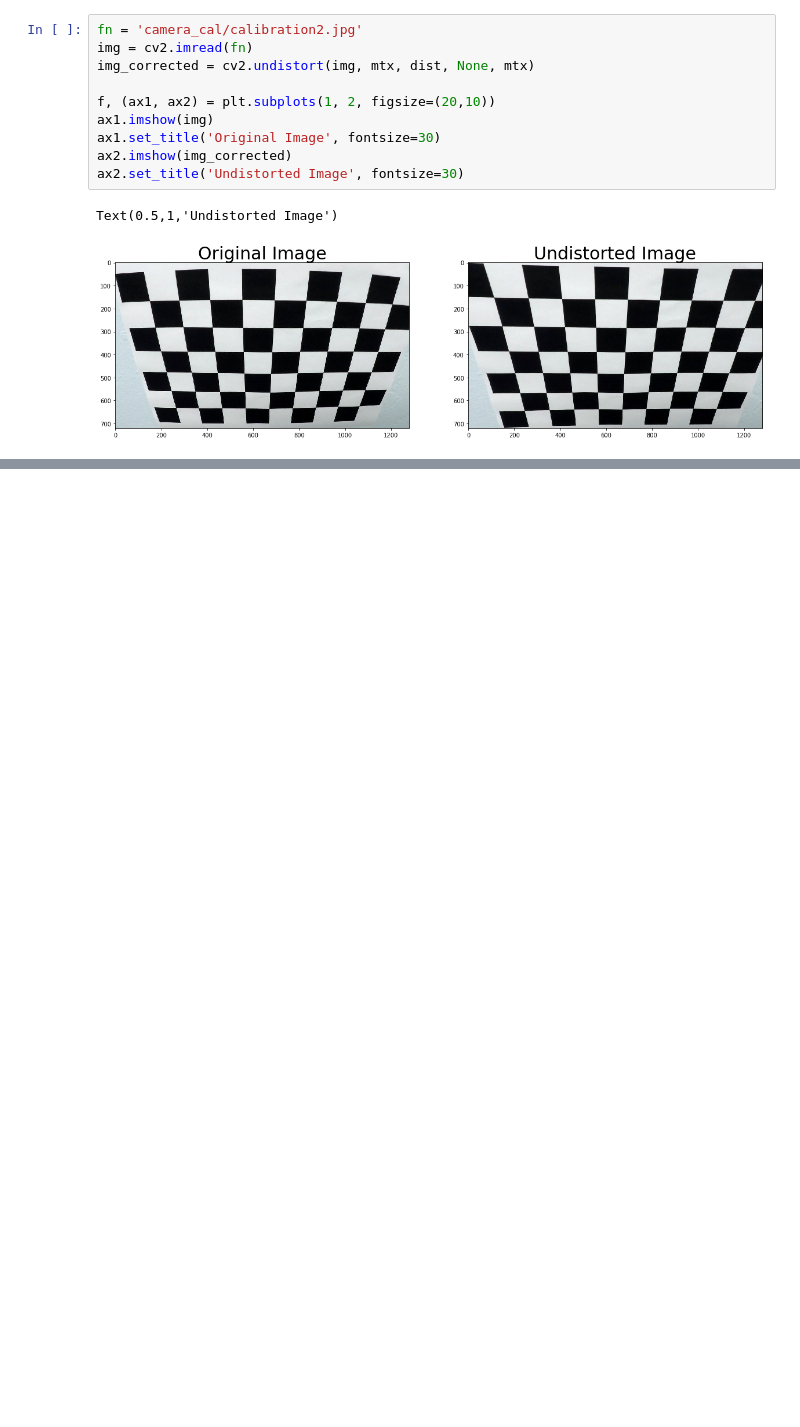
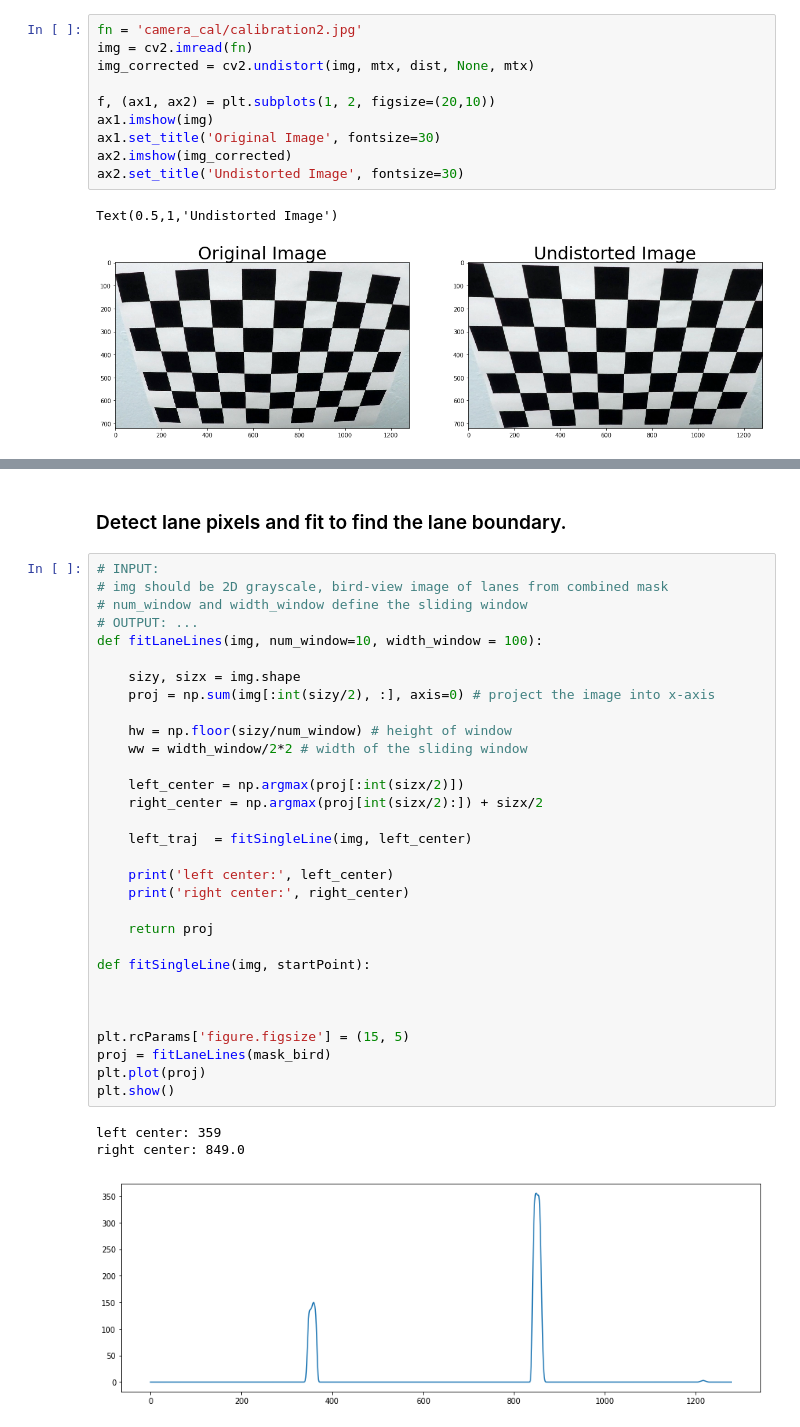
Before and after one commit to StevenShuoFeng/CarND-Advanced-Lane-Lines, a Jupyter notebook: pipeline.ipynb, the cells around one changed output, grey strips where cells are left out. Drawn from its saved outputs; the diff is of its cells as text; blank space fills up the shorter version.

```diff
--- a/pipeline.ipynb
+++ b/pipeline.ipynb
@@ -194,0 +282,37 @@ Clipping input data to the valid range for imshow with RGB data ([0..1] for floa
+# %% [markdown]
+### Detect lane pixels and fit to find the lane boundary.
+# %%
+# INPUT:
+# img should be 2D grayscale, bird-view image of lanes from combined mask
+# num_window and width_window define the sliding window
+# OUTPUT: ...
+def fitLaneLines(img, num_window=10, width_window = 100):
+
+    sizy, sizx = img.shape
+    proj = np.sum(img[:int(sizy/2), :], axis=0) # project the image into x-axis
+
+    hw = np.floor(sizy/num_window) # height of window
+    ww = width_window/2*2 # width of the sliding window
+
+    left_center = np.argmax(proj[:int(sizx/2)])
+    right_center = np.argmax(proj[int(sizx/2):]) + sizx/2
+
+    left_traj  = fitSingleLine(img, left_center)
+
+    print('left center:', left_center)
+    print('right center:', right_center)
+
+    return proj
+
+def fitSingleLine(img, startPoint):
+
+
+
+plt.rcParams['figure.figsize'] = (15, 5)
+proj = fitLaneLines(mask_bird)
+plt.plot(proj)
+plt.show()
+# %% [output]
+left center: 359
+right center: 849.0
+[figure, added]
```
Also changed, not shown: parts of 16 cells of this notebook.
